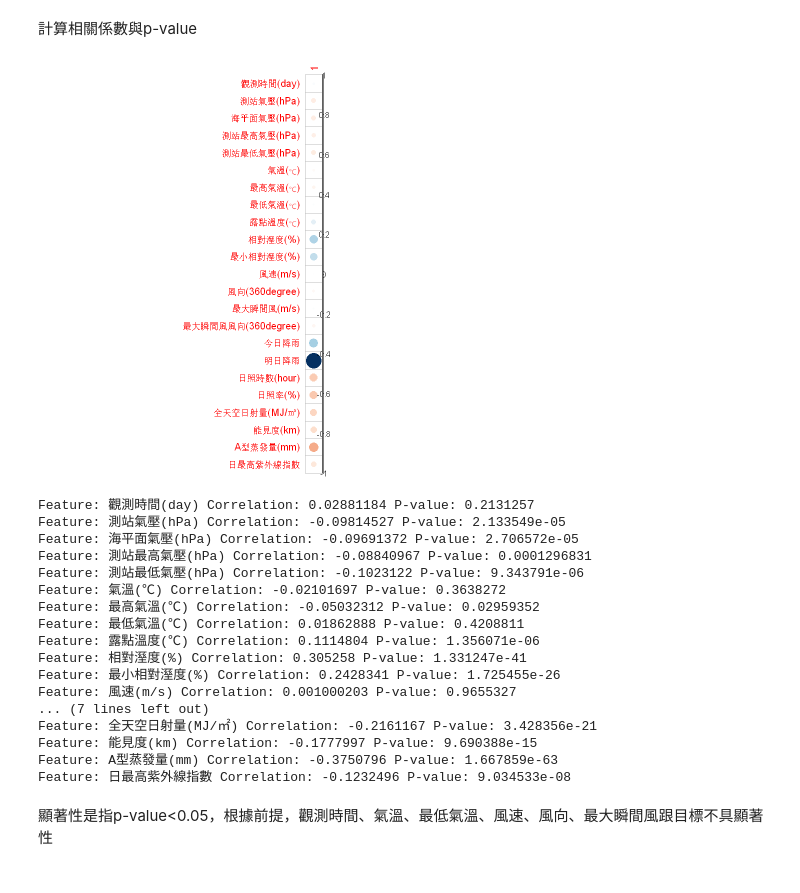
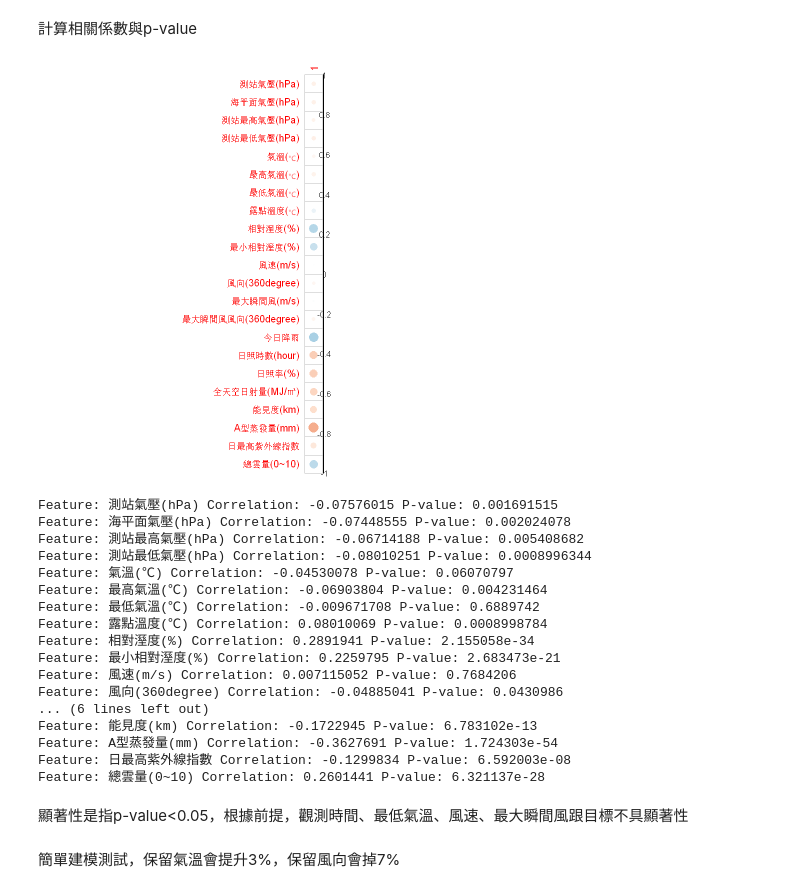
Before and after one commit to ILoveSorasakiHina/Rain-prediction-Knn, a Jupyter notebook: eda.ipynb, the cells around one changed output. Cells and saved outputs as stored; diff of their text form; code cells hidden in the pictures.

```diff
--- a/eda.ipynb
+++ b/eda.ipynb
@@ -271,33 +266,35 @@ summary(features)
 # %% [markdown]
 計算相關係數與p-value
 # %%
-correlation_matrix <- cor(data[, -ncol(data)], data$明日降雨)
+correlation_matrix <- cor(features[, -ncol(features)], features$明日降雨)
 
 corrplot(correlation_matrix, method="circle")
 # %% [output]
-[figure, old version]
+[figure, new version]
 # %%
-for(i in 1:(ncol(data)-1)) {
-  test_result <- cor.test(data[,i], data$明日降雨)
-  cat("Feature:", names(data)[i], "Correlation:", test_result$estimate, "P-value:", test_result$p.value, "\n")
+for(i in 1:(ncol(features)-1)) {
+  test_result <- cor.test(features[,i], features$明日降雨)
+  cat("Feature:", names(features)[i], "Correlation:", test_result$estimate, "P-value:", test_result$p.value, "\n")
   }
 # %% [output]
-Feature: 觀測時間(day) Correlation: 0.02881184 P-value: 0.2131257
-Feature: 測站氣壓(hPa) Correlation: -0.09814527 P-value: 2.133549e-05
-Feature: 海平面氣壓(hPa) Correlation: -0.09691372 P-value: 2.706572e-05
-Feature: 測站最高氣壓(hPa) Correlation: -0.08840967 P-value: 0.0001296831
-Feature: 測站最低氣壓(hPa) Correlation: -0.1023122 P-value: 9.343791e-06
-Feature: 氣溫(℃) Correlation: -0.02101697 P-value: 0.3638272
-Feature: 最高氣溫(℃) Correlation: -0.05032312 P-value: 0.02959352
-Feature: 最低氣溫(℃) Correlation: 0.01862888 P-value: 0.4208811
-Feature: 露點溫度(℃) Correlation: 0.1114804 P-value: 1.356071e-06
-Feature: 相對溼度(%) Correlation: 0.305258 P-value: 1.331247e-41
-Feature: 最小相對溼度(%) Correlation: 0.2428341 P-value: 1.725455e-26
-Feature: 風速(m/s) Correlation: 0.001000203 P-value: 0.9655327
-... (7 lines left out)
-Feature: 全天空日射量(MJ/㎡) Correlation: -0.2161167 P-value: 3.428356e-21
-Feature: 能見度(km) Correlation: -0.1777997 P-value: 9.690388e-15
-Feature: A型蒸發量(mm) Correlation: -0.3750796 P-value: 1.667859e-63
-Feature: 日最高紫外線指數 Correlation: -0.1232496 P-value: 9.034533e-08
+Feature: 測站氣壓(hPa) Correlation: -0.07576015 P-value: 0.001691515
+Feature: 海平面氣壓(hPa) Correlation: -0.07448555 P-value: 0.002024078
+Feature: 測站最高氣壓(hPa) Correlation: -0.06714188 P-value: 0.005408682
+Feature: 測站最低氣壓(hPa) Correlation: -0.08010251 P-value: 0.0008996344
+Feature: 氣溫(℃) Correlation: -0.04530078 P-value: 0.06070797
+Feature: 最高氣溫(℃) Correlation: -0.06903804 P-value: 0.004231464
+Feature: 最低氣溫(℃) Correlation: -0.009671708 P-value: 0.6889742
+Feature: 露點溫度(℃) Correlation: 0.08010069 P-value: 0.0008998784
+Feature: 相對溼度(%) Correlation: 0.2891941 P-value: 2.155058e-34
+Feature: 最小相對溼度(%) Correlation: 0.2259795 P-value: 2.683473e-21
+Feature: 風速(m/s) Correlation: 0.007115052 P-value: 0.7684206
+Feature: 風向(360degree) Correlation: -0.04885041 P-value: 0.0430986
+... (6 lines left out)
+Feature: 能見度(km) Correlation: -0.1722945 P-value: 6.783102e-13
+Feature: A型蒸發量(mm) Correlation: -0.3627691 P-value: 1.724303e-54
+Feature: 日最高紫外線指數 Correlation: -0.1299834 P-value: 6.592003e-08
+Feature: 總雲量(0~10) Correlation: 0.2601441 P-value: 6.321137e-28
 # %% [markdown]
-顯著性是指p-value<0.05，根據前提，觀測時間、氣溫、最低氣溫、風速、風向、最大瞬間風跟目標不具顯著性
+顯著性是指p-value<0.05，根據前提，觀測時間、最低氣溫、風速、最大瞬間風跟目標不具顯著性
+# %% [markdown]
+簡單建模測試，保留氣溫會提升3%，保留風向會掉7%
```
Also changed, not shown: parts of 7 cells of this notebook.
